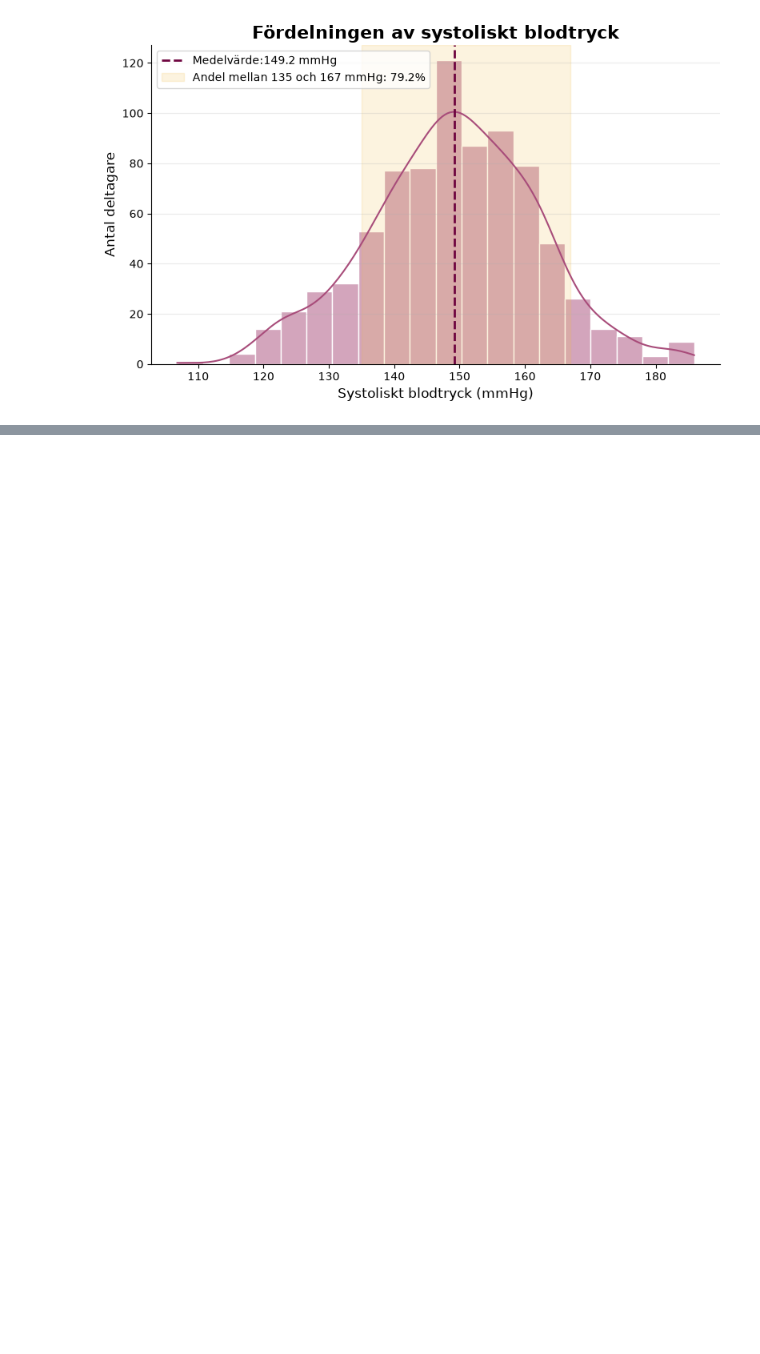
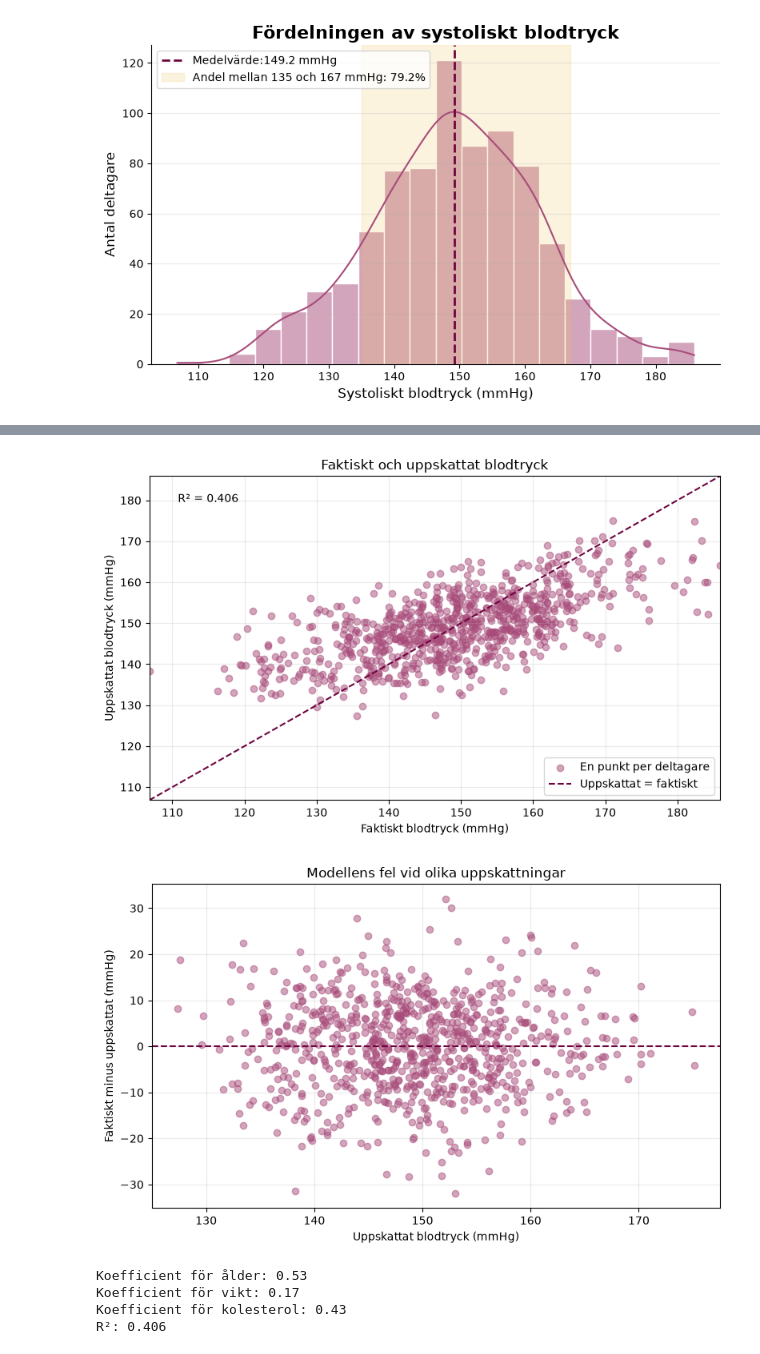
Before and after one commit to idaebeling/halsostudie, a Jupyter notebook: notebooks/halsostudie_del2.ipynb, the cells around one changed output, grey strips where cells are left out. Cells and saved outputs as stored; diff of their text form; code cells hidden in the pictures; blank space fills up the shorter version.

Commit message:
Lägg till multipel regression och residualdiagram

```diff
--- a/notebooks/halsostudie_del2.ipynb
+++ b/notebooks/halsostudie_del2.ipynb
@@ -35,6 +39,4 @@ CSV-filen lästes in: C:\Users\PC\Desktop\Hälsostudie Del 1\data\health_study_d
 Antal rader och kolumner: (800, 9)
-# %%
-df = pd.read_csv(csv_fil)
 # %%
 from src.health_analyzer import HealthAnalyzer
 
@@ -60,0 +95,14 @@ Lutning: 0.54 mmHg per år
+# %%
+resultat = analys.multiple_regression_bp()
+
+print(f"Koefficient för ålder: {resultat['ålder']:.2f}")
+print(f"Koefficient för vikt: {resultat['vikt']:.2f}")
+print(f"Koefficient för kolesterol: {resultat['kolesterol']:.2f}")
+print(f"R²: {resultat['r2']:.3f}")
+# %% [output]
+[figure, added]
+[figure, added]
+Koefficient för ålder: 0.53
+Koefficient för vikt: 0.17
+Koefficient för kolesterol: 0.43
+R²: 0.406
```
Also changed, not shown: parts of 10 cells of this notebook, 5 other files.
